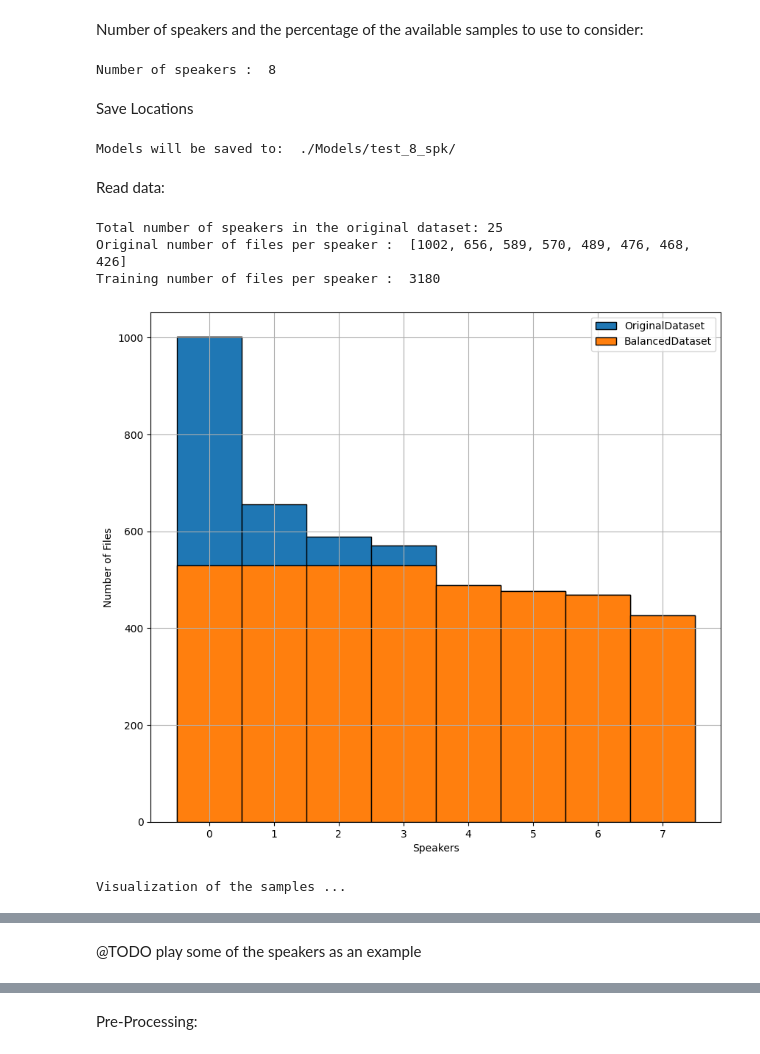
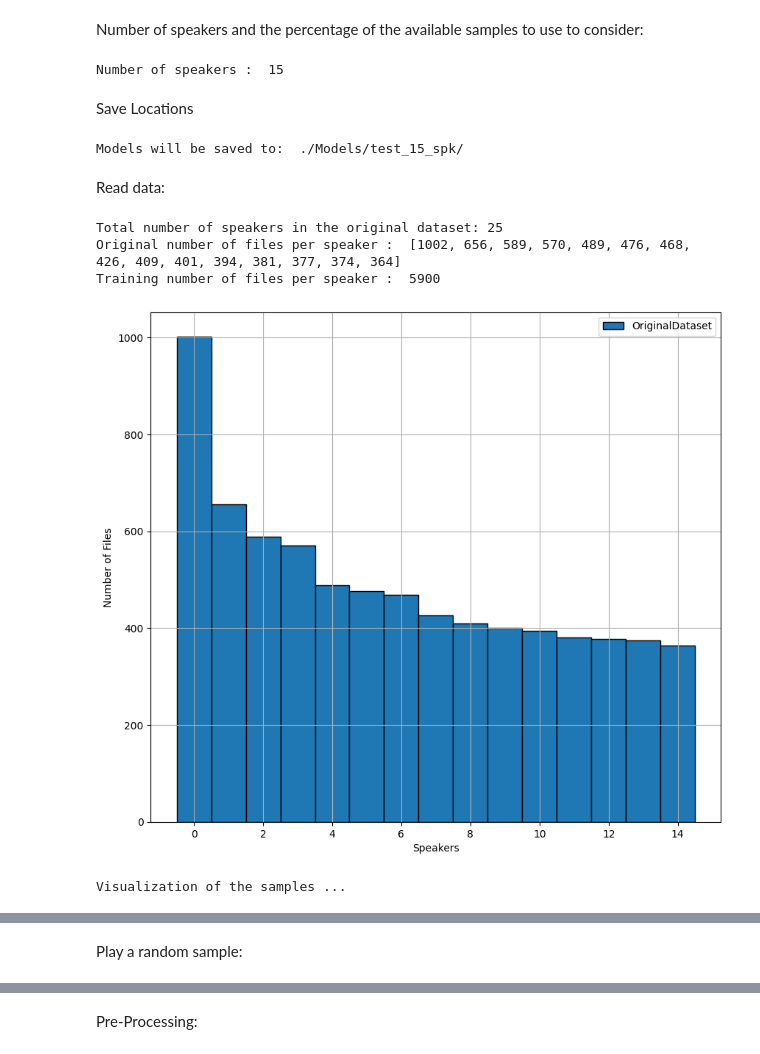
Before and after one commit to kerem-cekmeceli/ML_MCU, a Jupyter notebook: main.ipynb, the cells around one changed output, grey strips where cells are left out. Saved outputs shown, nothing was run; the diff lists cells and outputs as text; code cells hidden in the pictures.

Commit message:
Minor training improvements and playback sound

```diff
--- a/main.ipynb
+++ b/main.ipynb
@@ -16,15 +18,14 @@ from models import get_model
 # %% [markdown]
 Number of speakers and the percentage of the available samples to use to consider:
 # %%
-model_name = 'test_8_spk'
-
 # Number of speakers and the percentage of the available samples to use to consider:
-num_speakers = 8
+num_speakers = 15
+model_name = 'test_' + str(num_speakers) + '_spk'
 dataset_percentage = 1. # 0.85
 segmentLength=1024
 print("Number of speakers : ", num_speakers)
 # %% [output]
-Number of speakers :  8
+Number of speakers :  15
 # %% [markdown]
 Save Locations
 # %%
@@ -50,24 +51,24 @@ model_name_tf_lite_nq = 'tflite_nq_'+ model_name + '.tflite'
 model_name_tf_lite_q = 'tflite_q_'+ model_name + '.tflite'
 # model_name_c = 'c_' + model_name
 # %% [output]
-Models will be saved to:  ./Models/test_8_spk/
+Models will be saved to:  ./Models/test_15_spk/
 # %% [markdown]
 Read data:
 # %%
 paths_train, paths_test, y_train_l, y_test_l, all_paths_l = \
-    get_file_paths_ordered(num_speaker=num_speakers, test_ratio=0.2, balanced_dataset=True, plot_data=True)
+    get_file_paths_ordered(num_speaker=num_speakers, test_ratio=0.2, balanced_dataset=False, plot_data=True)
 
 slice_len = choose_tot_slice_len(paths=all_paths_l, visualize=True)
 
 f_s, x_train, y_train, x_test, y_test = get_data_tensors(paths_train=paths_train, paths_test=paths_test,
                                                          y_train_l=y_train_l, y_test_l=y_test_l,
                                                          tot_slice_len=slice_len,
                                                          used_train_sz_rat=dataset_percentage,
                                                          used_test_sz_rat=1.,
                                                          segmentLength=segmentLength)
 # %% [output]
 Total number of speakers in the original dataset: 25
-Original number of files per speaker :  [1002, 656, 589, 570, 489, 476, 468, 426]
-Training number of files per speaker :  3180
+Original number of files per speaker :  [1002, 656, 589, 570, 489, 476, 468, 426, 409, 401, 394, 381, 377, 374, 364]
+Training number of files per speaker :  5900
-[figure, old version]
+[figure, new version]
 Visualization of the samples ...
@@ -75,2 +76,2 @@ Visualization of the samples ...
-# %% [markdown]
-@TODO play some of the speakers as an example
+# %% [markdown]
+Play a random sample:
```
Also changed, not shown: parts of 20 cells of this notebook, 6 other files.
